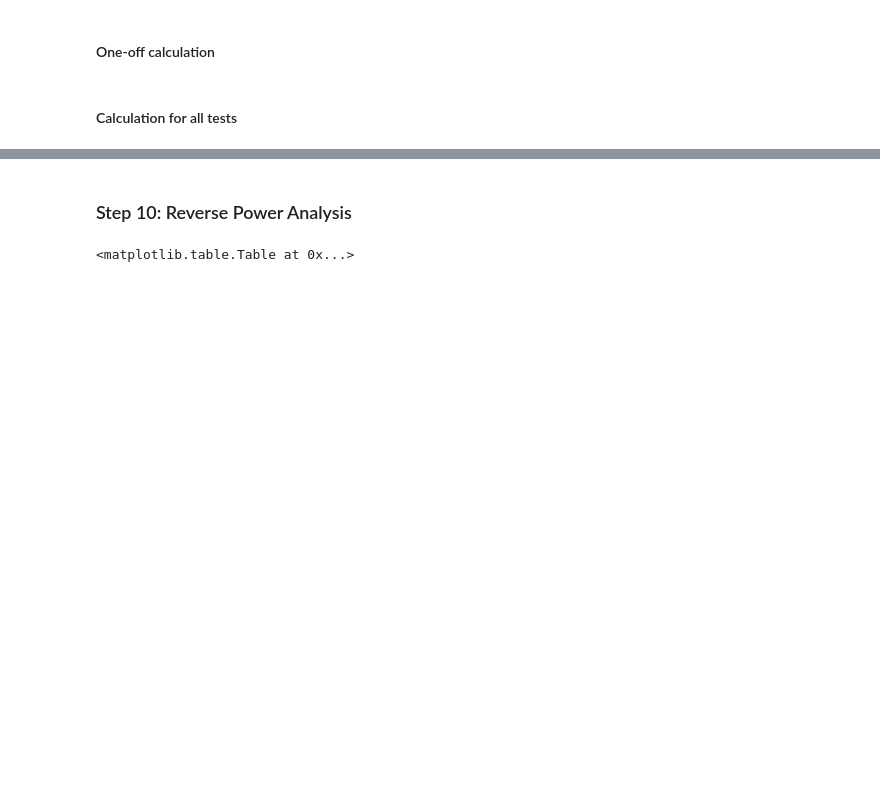
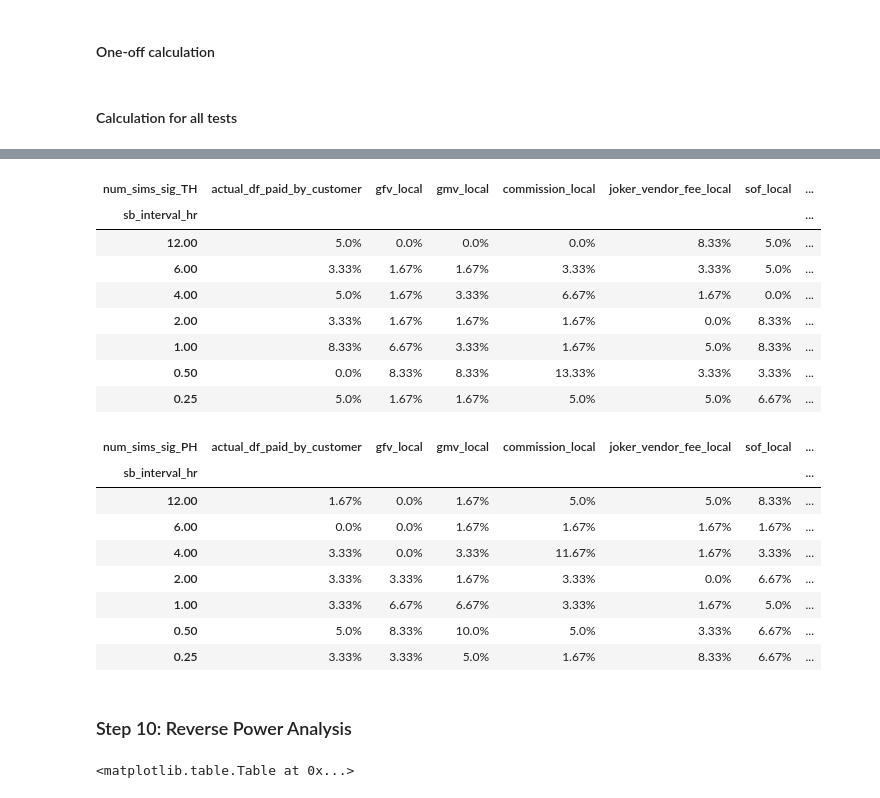
Before and after one commit to omar-elmaria/switchback_test_dag, a Jupyter notebook: notebooks/deep_dive_analyses.ipynb, the cells around one changed output, grey strips where cells are left out. Cells and saved outputs as stored; diff of their text form; code cells hidden in the pictures; blank space fills up the shorter version.

```diff
--- a/notebooks/deep_dive_analyses.ipynb
+++ b/notebooks/deep_dive_analyses.ipynb
@@ -582,3 +578,34 @@ df_pval_t_test_sims_sorted.sort_values(by = ['test_name', 'sb_interval_hr'], axi
+# %%
+# Calculate the number of times the p-value was below 0.05 (significant) or above 0.05 (insignificant)
+num_sims = 60
+def num_sims_sig_func(test_name, df):
+    df_temp = df[(df.index.get_level_values('test_name') == test_name)].groupby('sb_interval_hr').apply(lambda x: x[x <= 0.05].count()).sort_index(ascending = False)
+    df_temp.rename_axis('num_sims_sig_' + test_name[0:2], inplace=True, axis=1)
+    df_temp = df_temp.applymap(lambda x: str(round((x / num_sims) * 100, 2)) + '%')
+
+    return df_temp
+
+display(num_sims_sig_func(test_name='TH_20220721_R_F0_O_Switchback_AA_Test_Trang', df=df_pval_t_test_sims))
+display(num_sims_sig_func(test_name='PH_20220721_R_F0_O_SB_AA_Test_Calamba_No_Condition', df=df_pval_t_test_sims))
+# %% [output]
+| num_sims_sig_TH | actual_df_paid_by_customer | gfv_local | gmv_local | commission_local | joker_vendor_fee_local | sof_local | ... |
+| sb_interval_hr |  |  |  |  |  |  | ... |
+| 12.00 | 5.0% | 0.0% | 0.0% | 0.0% | 8.33% | 5.0% | ... |
+| 6.00 | 3.33% | 1.67% | 1.67% | 3.33% | 3.33% | 5.0% | ... |
+| 4.00 | 5.0% | 1.67% | 3.33% | 6.67% | 1.67% | 0.0% | ... |
+| 2.00 | 3.33% | 1.67% | 1.67% | 1.67% | 0.0% | 8.33% | ... |
+| 1.00 | 8.33% | 6.67% | 3.33% | 1.67% | 5.0% | 8.33% | ... |
+| 0.50 | 0.0% | 8.33% | 8.33% | 13.33% | 3.33% | 3.33% | ... |
+| 0.25 | 5.0% | 1.67% | 1.67% | 5.0% | 5.0% | 6.67% | ... |
+| num_sims_sig_PH | actual_df_paid_by_customer | gfv_local | gmv_local | commission_local | joker_vendor_fee_local | sof_local | ... |
+| sb_interval_hr |  |  |  |  |  |  | ... |
+| 12.00 | 1.67% | 0.0% | 1.67% | 5.0% | 5.0% | 8.33% | ... |
+| 6.00 | 0.0% | 0.0% | 1.67% | 1.67% | 1.67% | 1.67% | ... |
+| 4.00 | 3.33% | 0.0% | 3.33% | 11.67% | 1.67% | 3.33% | ... |
+| 2.00 | 3.33% | 3.33% | 1.67% | 3.33% | 0.0% | 6.67% | ... |
+| 1.00 | 3.33% | 6.67% | 6.67% | 3.33% | 1.67% | 5.0% | ... |
+| 0.50 | 5.0% | 8.33% | 10.0% | 5.0% | 3.33% | 6.67% | ... |
+| 0.25 | 3.33% | 3.33% | 5.0% | 1.67% | 8.33% | 6.67% | ... |
 # %% [markdown]
 ### Step 10: Reverse Power Analysis
 # %%
```
Also changed, not shown: parts of 4 cells of this notebook.
